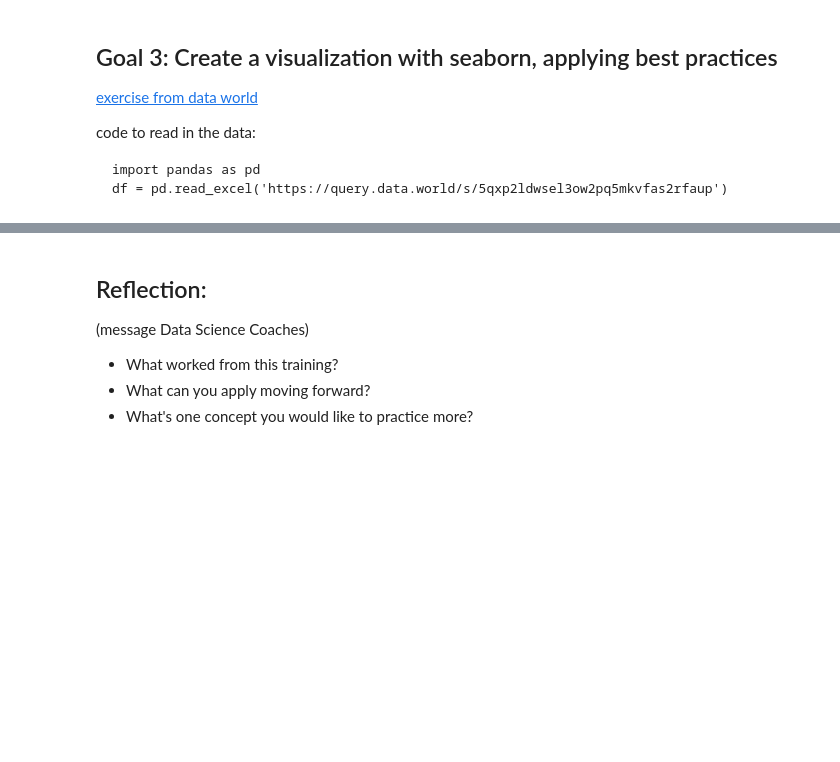
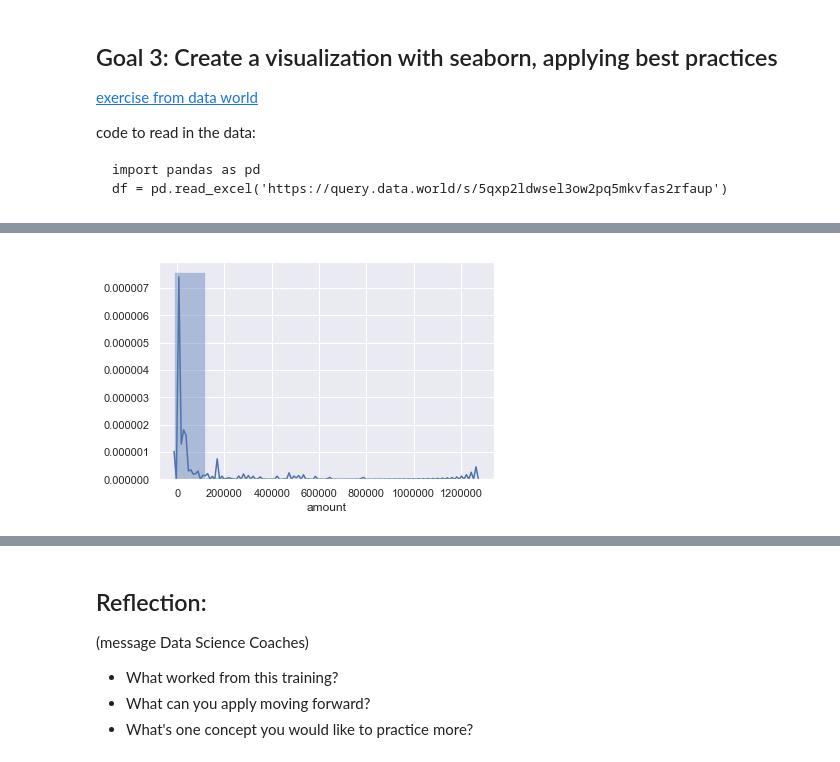
Before and after one commit to learn-co-students/chicago-ds-080519, a Jupyter notebook: Module 1/week-2/day_9_visualizations_seaborn/The-good-the-bad-the-seaborn.ipynb, the cells around one changed output, grey strips where cells are left out. Cells and saved outputs as stored; diff of their text form; code cells hidden in the pictures; blank space fills up the shorter version.

```diff
--- a/Module 1/week-2/day_9_visualizations_seaborn/The-good-the-bad-the-seaborn.ipynb
+++ b/Module 1/week-2/day_9_visualizations_seaborn/The-good-the-bad-the-seaborn.ipynb
@@ -105,0 +125,4 @@ df = pd.read_excel('https://query.data.world/s/5qxp2ldwsel3ow2pq5mkvfas2rfaup')
+# %%
+count_ax2 = sns.distplot(a=df['amount'], bins=10)
+# %% [output]
+[figure, added]
```
Also changed, not shown: parts of 5 cells of this notebook, 5 other files.
